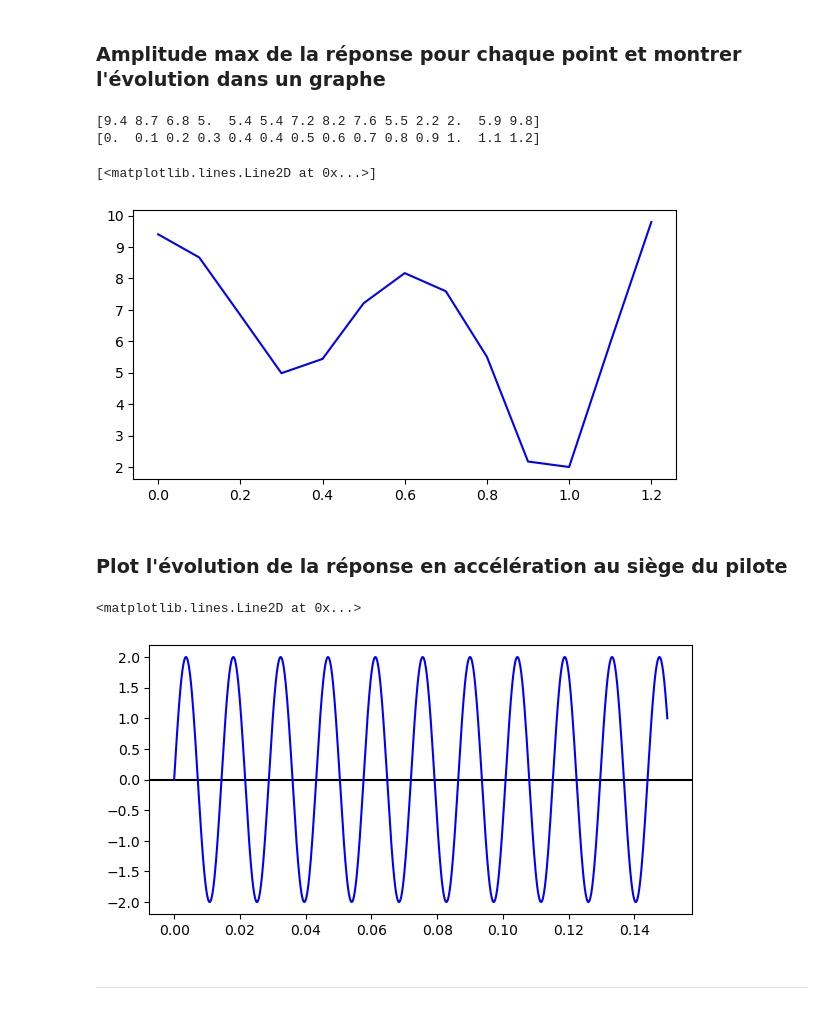
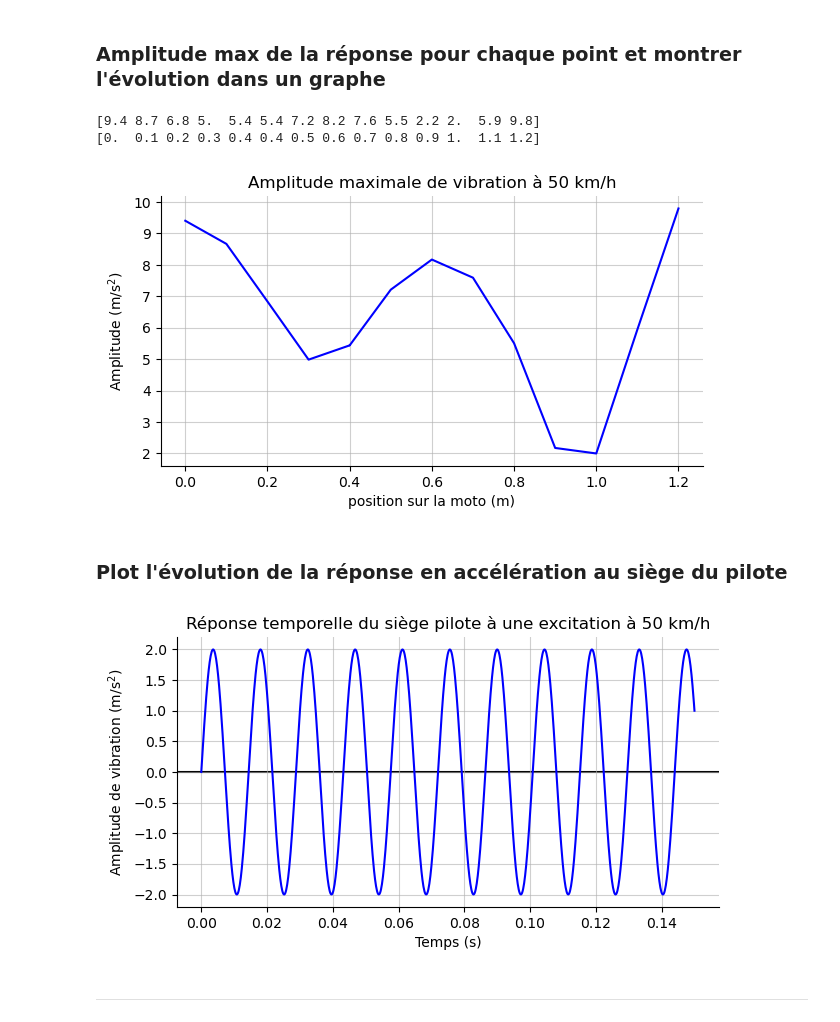
Before and after one commit to tomBeauve/DSM-Projects-code, a Jupyter notebook: Projet 3/project3.ipynb, the cells around one changed output. Saved outputs shown, nothing was run; the diff lists cells and outputs as text; code cells hidden in the pictures.

Commit message:
plot modif

```diff
--- a/Projet 3/project3.ipynb
+++ b/Projet 3/project3.ipynb
@@ -187,21 +195,32 @@ Text(0, 0.5, 'Im (m/s$^2$/N)')
 # %%
 excitation_amp_vector = np.zeros_like(modes[:, 0])
 excitation_amp_vector[1] = F0
 
 ampl_vector = np.dot(FRF_amplitude(Omega, part=1), excitation_amp_vector)
 print(np.round(ampl_vector, 1))
 
 sensors_pos = np.linspace(0, 1.2, 13)
 sensors_pos = np.insert(sensors_pos, 4, 0.4)
 print(sensors_pos)
 
 fig, ax = plt.subplots(figsize=(7, 4 * 7/8))
 ax.plot(sensors_pos, ampl_vector, color='blue')
+
+ax.spines['top'].set_visible(False)
+ax.spines['right'].set_visible(False)
+ax.spines['left'].set_position(('outward', 0))
+ax.spines['bottom'].set_position(('outward', 0))
+plt.grid(True, alpha=0.6)
+ax.set_ylabel('Amplitude (m/s$^2$)')
+ax.set_xlabel('position sur la moto (m)')
+
+plt.title('Amplitude maximale de vibration à 50 km/h')
+
+plt.savefig('Plots/amplitude_vibration_Q3.png', dpi=500, bbox_inches='tight')
 # %% [output]
 [9.4 8.7 6.8 5.  5.4 5.4 7.2 8.2 7.6 5.5 2.2 2.  5.9 9.8]
 [0.  0.1 0.2 0.3 0.4 0.4 0.5 0.6 0.7 0.8 0.9 1.  1.1 1.2]
-[<matplotlib.lines.Line2D at 0x...>]
-[figure, old version]
+[figure, new version]
 # %% [markdown]
 ### Plot l'évolution de la réponse en accélération au siège du pilote
 # %%
@@ -210,10 +229,20 @@ response = amplitude_driver * np.sin(Omega*t)
 
 fig, ax = plt.subplots(figsize=(7, 4 * 7/8))
 ax.plot(t, response, color='blue')
+
 ax.axhline(y=0, color='black', zorder=0)
+ax.spines['top'].set_visible(False)
+ax.spines['right'].set_visible(False)
+ax.spines['left'].set_position(('outward', 0))
+ax.spines['bottom'].set_position(('outward', 0))
+plt.grid(True, alpha=0.6)
+ax.set_ylabel('Amplitude de vibration (m/s$^2$)')
+ax.set_xlabel('Temps (s)')
+plt.title('Réponse temporelle du siège pilote à une excitation à 50 km/h')
+
+plt.savefig('Plots/reponse_temporelle_Q3.png', dpi=500, bbox_inches='tight')
 # %% [output]
-<matplotlib.lines.Line2D at 0x...>
-[figure, old version]
+[figure, new version]
 # %% [markdown]
 ---
 # %% [markdown]
```
Also changed, not shown: parts of 7 cells of this notebook, 5 other files.
